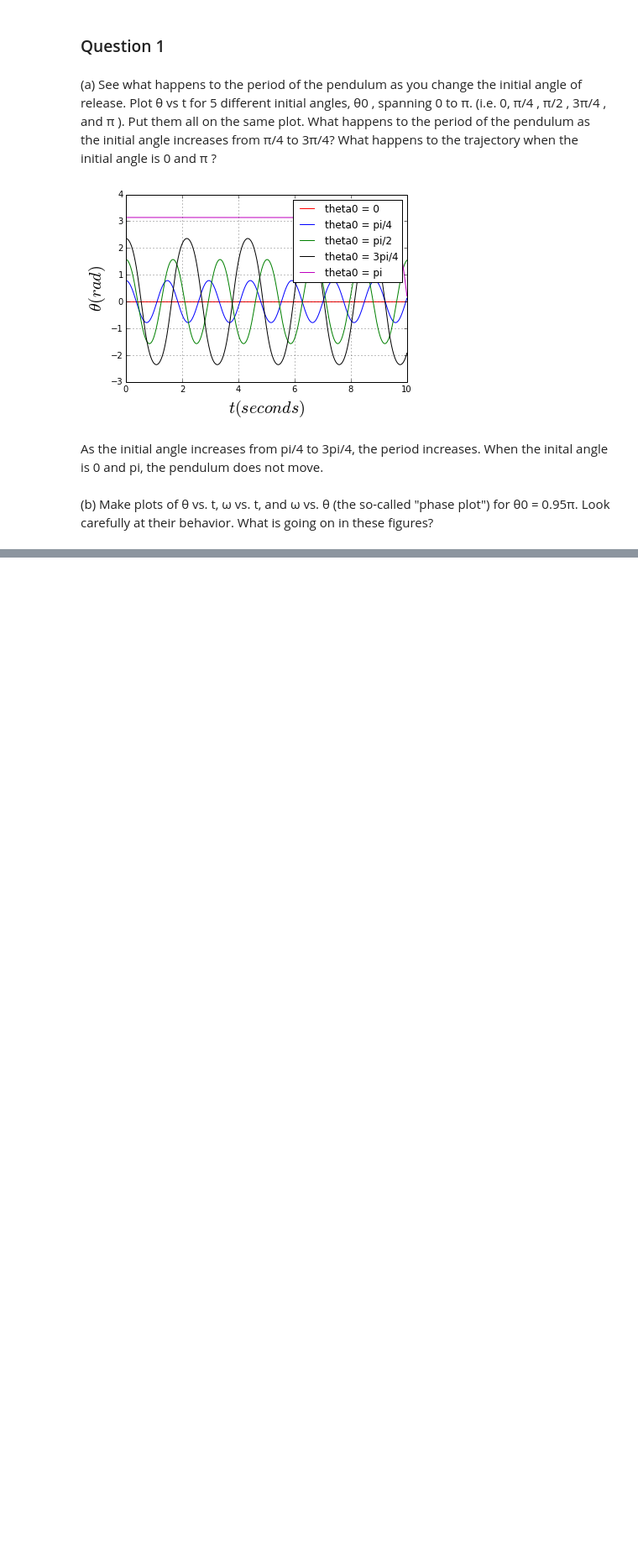
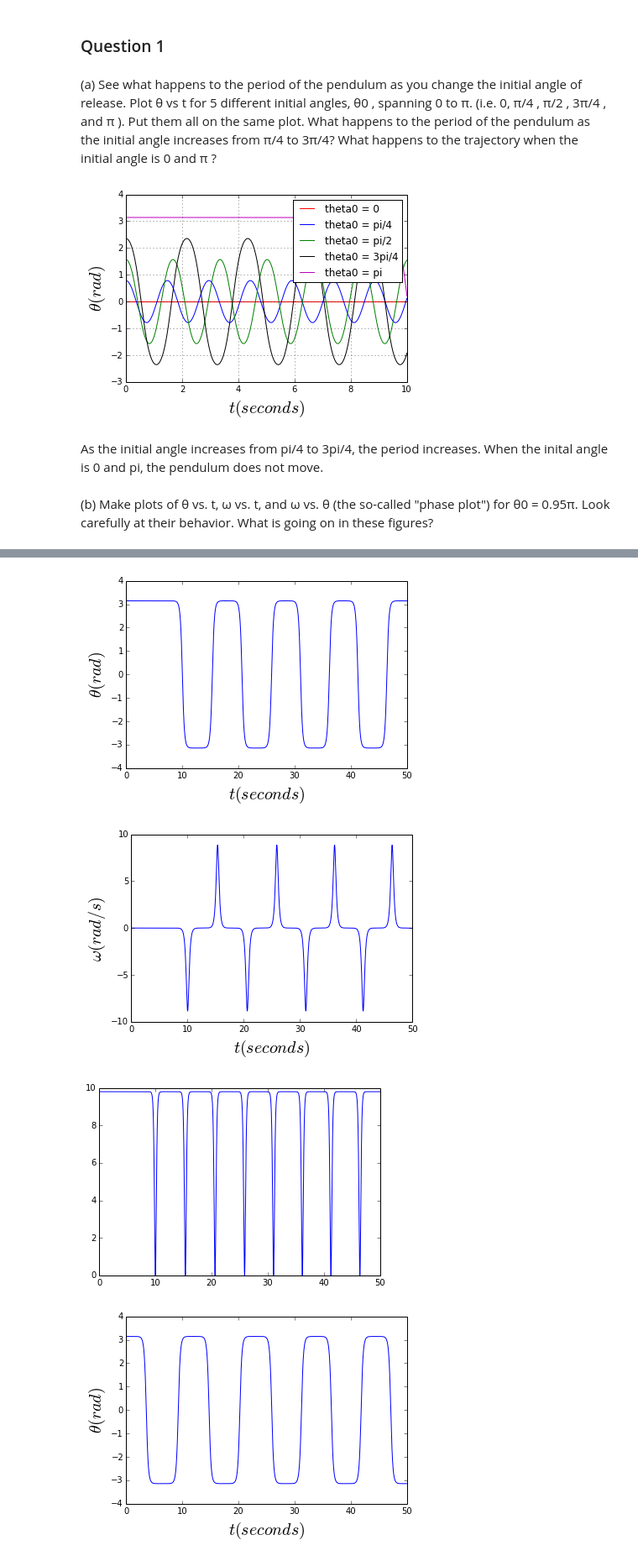
Before and after one commit to jareiter/PHYS202-S14, a Jupyter notebook: SciPy/ODEExercises.ipynb, the cells around one changed output, grey strips where cells are left out. Shown at 84% size. Drawn from its saved outputs; the diff is of its cells as text; code cells hidden in the pictures; blank space fills up the shorter version.

```diff
--- a/SciPy/ODEExercises.ipynb
+++ b/SciPy/ODEExercises.ipynb
@@ -60,0 +100,53 @@ As the initial angle increases from pi/4 to 3pi/4, the period increases. When th
+# %%
+theta0 = np.pi
+t = np.arange(0.,50.+0.01,0.01)
+
+theta_init = np.array([theta0, omega0]) # initial values
+theta = odeint(deriv,theta_init,t,rtol=1.49012e-10,atol=1.49012e-10)
+
+figure()
+plt.plot(t,theta[:,0])
+plt.xlabel(r'$t (seconds)$',fontsize=20);
+plt.ylabel(r'$\theta (rad)$',fontsize=20);
+
+figure()
+plt.plot(t,theta[:,1])
+plt.xlabel(r'$t (seconds)$',fontsize=20);
+plt.ylabel(r'$\omega (rad/s)$',fontsize=20);
+
+omega = theta[:,1]
+Theta = theta[:,0]
+func = lambda omega,Theta : g*L*(1-np.cos(Theta) + (1/2)*(L**2)*(omega**2))
+Edm = func(omega,Theta)
+
+figure()
+plt.plot(t,Edm);
+
+
+theta0 = np.pi-0.000001
+
+theta_init = np.array([theta0, omega0]) # initial values
+theta = odeint(deriv,theta_init,t,rtol=1.49012e-10,atol=1.49012e-10)
+
+figure()
+plt.plot(t,theta[:,0])
+plt.xlabel(r'$t (seconds)$',fontsize=20);
+plt.ylabel(r'$\theta (rad)$',fontsize=20);
+
+figure()
+plt.plot(t,theta[:,1])
+plt.xlabel(r'$t (seconds)$',fontsize=20);
+plt.ylabel(r'$\omega (rad/s)$',fontsize=20);
+
+omega = theta[:,1]
+Theta = theta[:,0]
+func = lambda omega,Theta : g*L*(1-np.cos(Theta) + (1/2)*(L**2)*(omega**2))
+Edm = func(omega,Theta)
+figure()
+plt.plot(t,Edm);
+plt.show()
+# %% [output]
+[figure, added]
+[figure, added]
+[figure, added]
+[figure, added]
```
Also changed, not shown: parts of 6 cells of this notebook, 1 other file.
